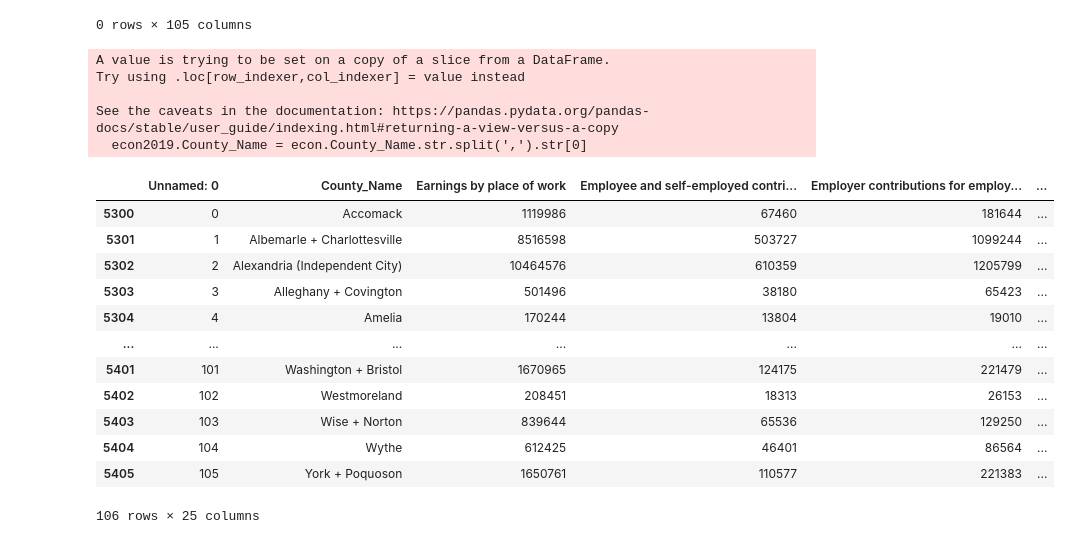
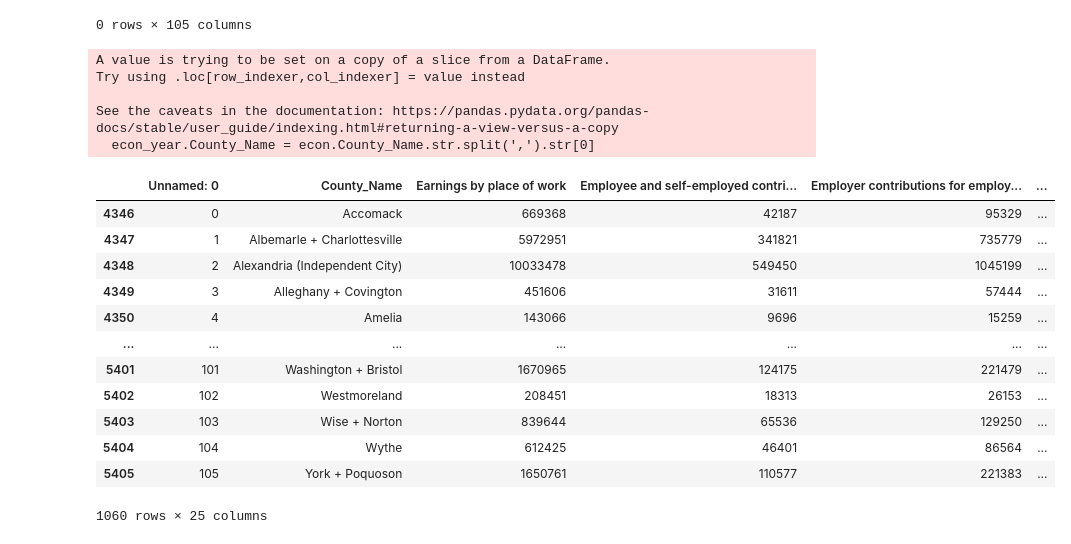
Before and after one commit to btchae/DS6040-Project, a Jupyter notebook: old notebooks/Wrangle.ipynb, the cells around one changed output. Drawn from its saved outputs; the diff is of its cells as text; code cells hidden in the pictures.

Commit message:
Cleaning
Cleaned up the tidying notebook. Struggling with merge now that we have years.

```diff
--- a/Wrangle.ipynb
+++ b/old notebooks/Wrangle.ipynb
@@ -251,27 +415,27 @@ df = df.drop('matched',axis=1)
 econ = pd.read_csv('va_economic_indicators.csv')
 # %%
 econ = econ.rename({'GeoName':'County_Name'},axis=1)
-econ2019= econ.loc[econ['year'] == 2019]
+econ_year = econ.loc[(econ['year'] > 2009) & (econ['year'] < 2020)]
 # %%
-econ2019.County_Name = econ.County_Name.str.split(',').str[0]
-econ2019
+econ_year.County_Name = econ.County_Name.str.split(',').str[0]
+econ_year
 # %% [output]
 A value is trying to be set on a copy of a slice from a DataFrame.
 Try using .loc[row_indexer,col_indexer] = value instead
 
 See the caveats in the documentation: https://pandas.pydata.org/pandas-docs/stable/user_guide/indexing.html#returning-a-view-versus-a-copy
-  econ2019.County_Name = econ.County_Name.str.split(',').str[0]
+  econ_year.County_Name = econ.County_Name.str.split(',').str[0]
 |  | Unnamed: 0 | County_Name | Earnings by place of work | Employee and self-employed contri... | Employer contributions for employ... | ... |
-| 5300 | 0 | Accomack | 1119986 | 67460 | 181644 | ... |
-| 5301 | 1 | Albemarle + Charlottesville | 8516598 | 503727 | 1099244 | ... |
-| 5302 | 2 | Alexandria (Independent City) | 10464576 | 610359 | 1205799 | ... |
-| 5303 | 3 | Alleghany + Covington | 501496 | 38180 | 65423 | ... |
-| 5304 | 4 | Amelia | 170244 | 13804 | 19010 | ... |
+| 4346 | 0 | Accomack | 669368 | 42187 | 95329 | ... |
+| 4347 | 1 | Albemarle + Charlottesville | 5972951 | 341821 | 735779 | ... |
+| 4348 | 2 | Alexandria (Independent City) | 10033478 | 549450 | 1045199 | ... |
+| 4349 | 3 | Alleghany + Covington | 451606 | 31611 | 57444 | ... |
+| 4350 | 4 | Amelia | 143066 | 9696 | 15259 | ... |
 | ... | ... | ... | ... | ... | ... | ... |
 | 5401 | 101 | Washington + Bristol | 1670965 | 124175 | 221479 | ... |
 | 5402 | 102 | Westmoreland | 208451 | 18313 | 26153 | ... |
 | 5403 | 103 | Wise + Norton | 839644 | 65536 | 129250 | ... |
 | 5404 | 104 | Wythe | 612425 | 46401 | 86564 | ... |
 | 5405 | 105 | York + Poquoson | 1650761 | 110577 | 221383 | ... |
-106 rows × 25 columns
+1060 rows × 25 columns
 # %%
```
Also changed, not shown: parts of 16 cells of this notebook, 2 other files.
